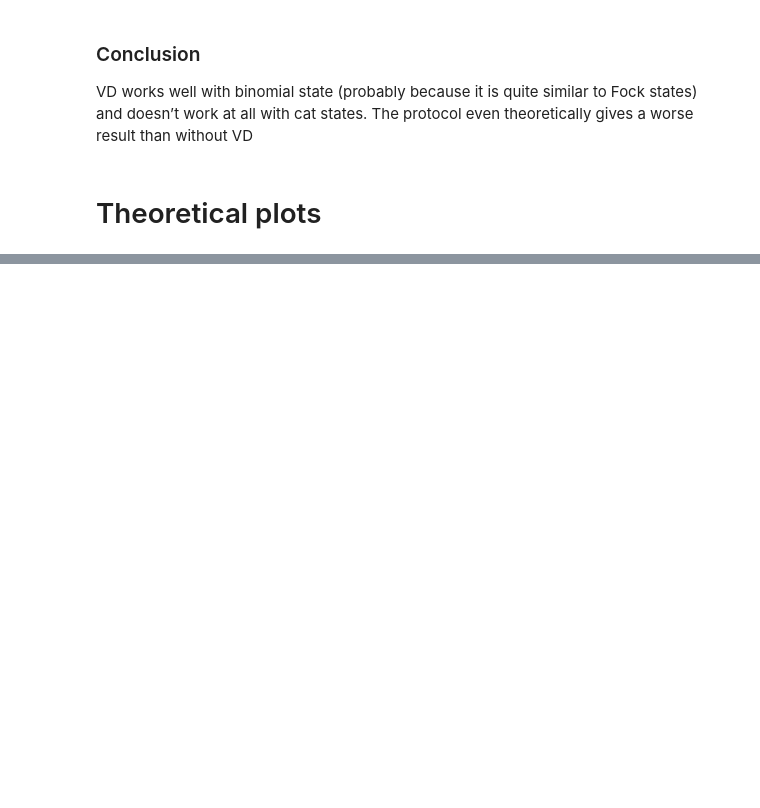
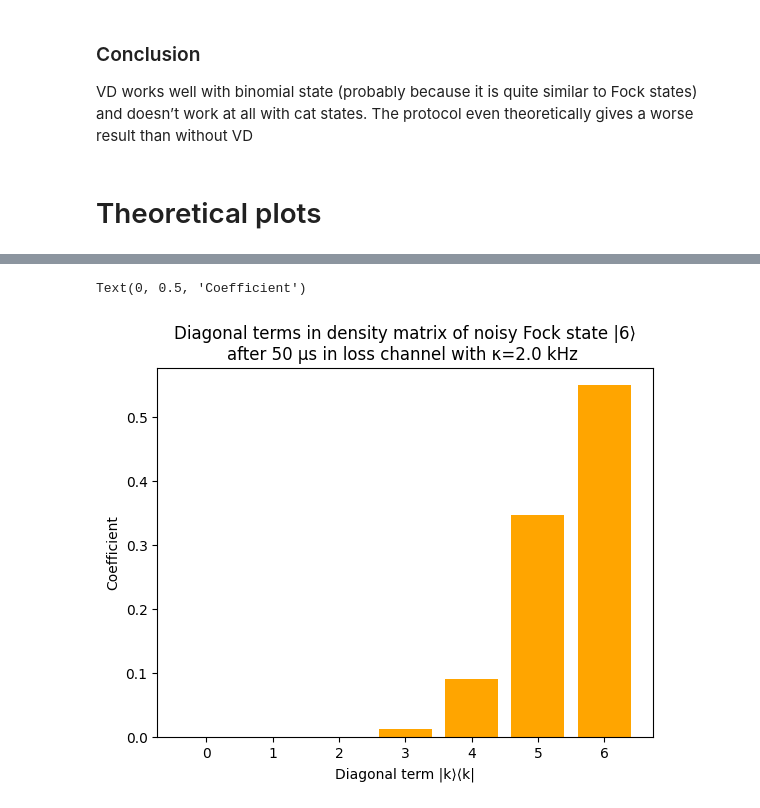
Before and after one commit to lfinocchiaro/virtual-distillation, a Jupyter notebook: virtual_distillation.ipynb, the cells around one changed output, grey strips where cells are left out. Saved outputs shown, nothing was run; the diff lists cells and outputs as text; code cells hidden in the pictures; blank space fills up the shorter version.

```diff
--- a/virtual_distillation.ipynb
+++ b/virtual_distillation.ipynb
@@ -375,0 +417,12 @@ Text(0.5, 1.0, 'Difference between VD protocol and no Error Mitigation\nNoisy in
+# %%
+N=10
+n=6
+t=50
+rho = create_states([t], qutip.fock_dm(N,n), 1)[0]
+plt.bar(np.arange(n+1),np.abs(np.diag(rho))[:n+1], color='orange', linestyle='-')
+plt.title(f"Diagonal terms in density matrix of noisy Fock state |{n}⟩\nafter {t} μs in loss channel with κ={1000*kappa} kHz ")
+plt.xlabel("Diagonal term |k⟩⟨k|")
+plt.ylabel("Coefficient")
+# %% [output]
+Text(0, 0.5, 'Coefficient')
+[figure, added]
```
Also changed, not shown: parts of 19 cells of this notebook, 1 other file.
